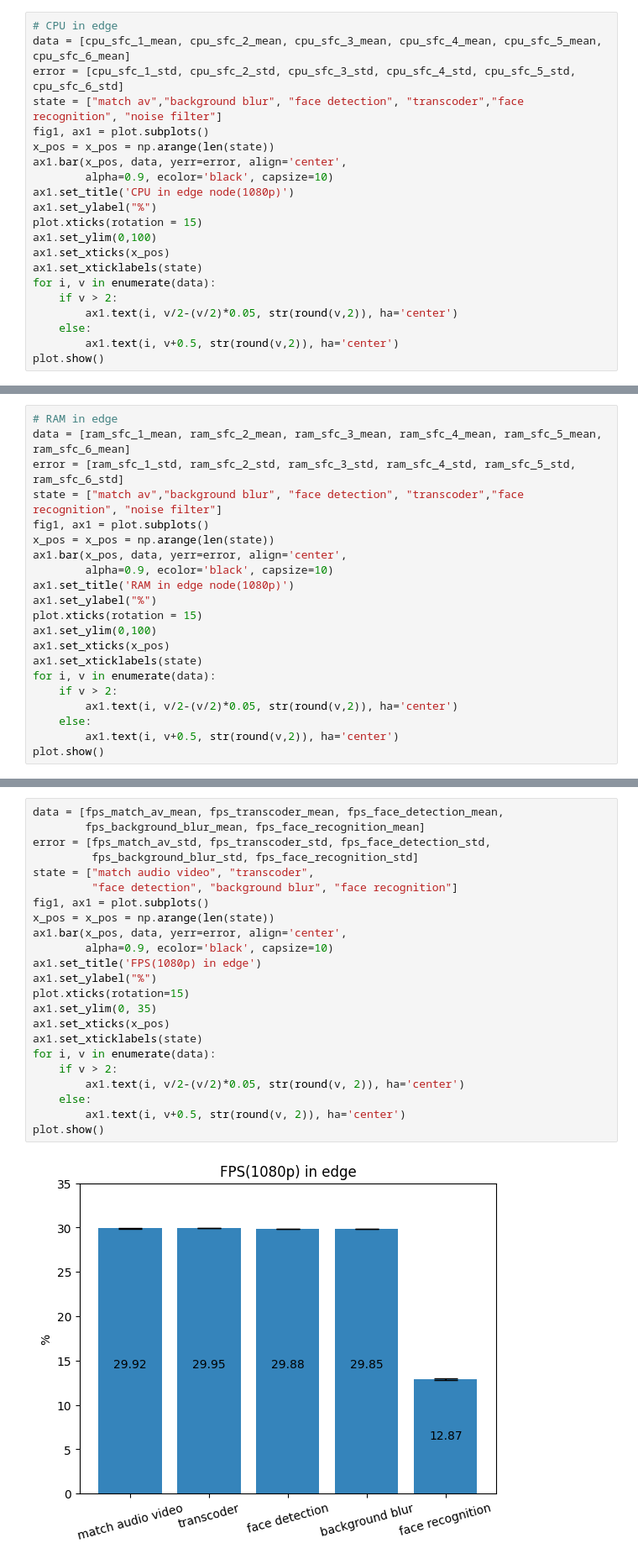
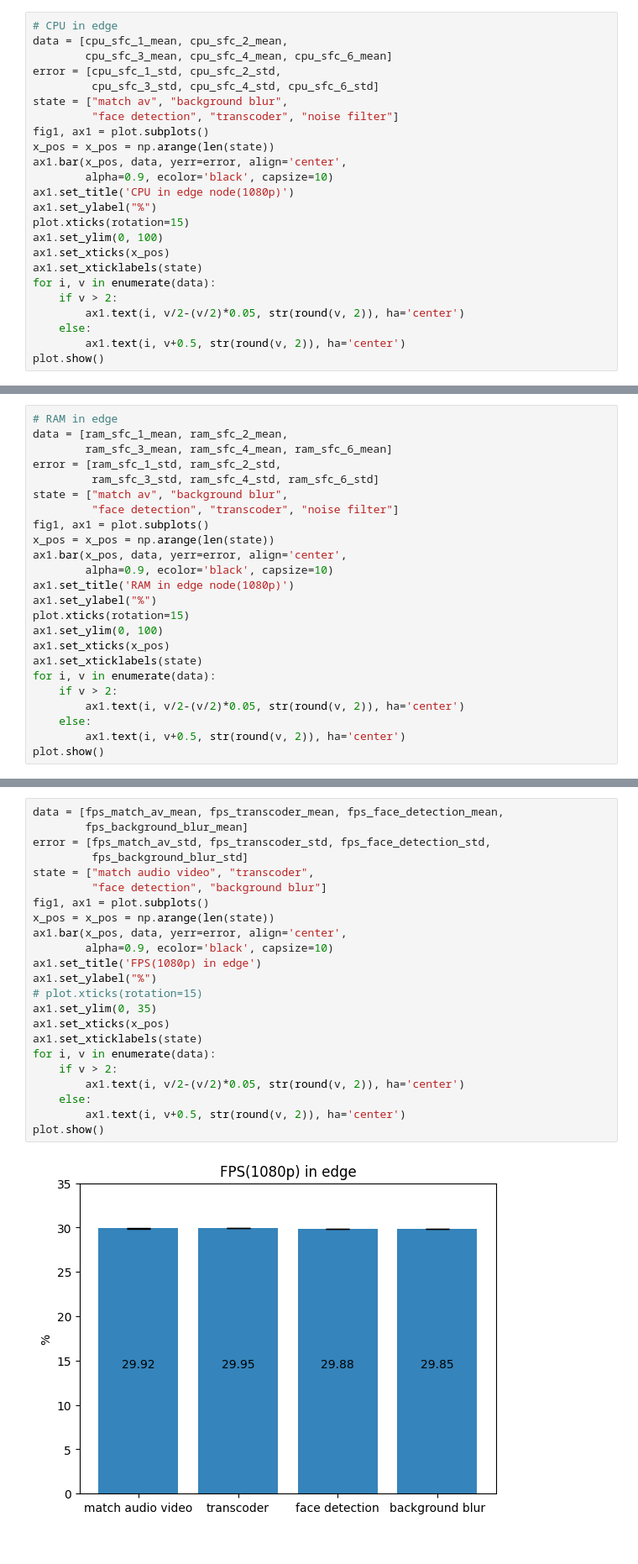
Before and after one commit to hctung57/Streaming-SFC, a Jupyter notebook: vclassCaculation/results/28_3_2023_23h13/edge_handle_nfv_1080.ipynb, the cells around one changed output, grey strips where cells are left out. Shown: that part at 84% size. Cells and saved outputs as stored; diff of their text form.

Commit message:
update chart without face recognition

```diff
--- a/vclassCaculation/results/28_3_2023_23h13/edge_handle_nfv_1080.ipynb
+++ b/vclassCaculation/results/28_3_2023_23h13/edge_handle_nfv_1080.ipynb
@@ -419,23 +419,26 @@ ram_sfc_6_std = np.std(average_ram_sfc_6)
 cpu_sfc_6_std = np.std(average_cpu_sfc_6)
 # %%
 # CPU in edge
-data = [cpu_sfc_1_mean, cpu_sfc_2_mean, cpu_sfc_3_mean, cpu_sfc_4_mean, cpu_sfc_5_mean, cpu_sfc_6_mean]
-error = [cpu_sfc_1_std, cpu_sfc_2_std, cpu_sfc_3_std, cpu_sfc_4_std, cpu_sfc_5_std, cpu_sfc_6_std]
-state = ["match av","background blur", "face detection", "transcoder","face recognition", "noise filter"]
+data = [cpu_sfc_1_mean, cpu_sfc_2_mean,
+        cpu_sfc_3_mean, cpu_sfc_4_mean, cpu_sfc_6_mean]
+error = [cpu_sfc_1_std, cpu_sfc_2_std,
+         cpu_sfc_3_std, cpu_sfc_4_std, cpu_sfc_6_std]
+state = ["match av", "background blur",
+         "face detection", "transcoder", "noise filter"]
 fig1, ax1 = plot.subplots()
 x_pos = x_pos = np.arange(len(state))
 ax1.bar(x_pos, data, yerr=error, align='center',
         alpha=0.9, ecolor='black', capsize=10)
 ax1.set_title('CPU in edge node(1080p)')
 ax1.set_ylabel("%")
-plot.xticks(rotation = 15)
-ax1.set_ylim(0,100)
+plot.xticks(rotation=15)
+ax1.set_ylim(0, 100)
 ax1.set_xticks(x_pos)
 ax1.set_xticklabels(state)
 for i, v in enumerate(data):
     if v > 2:
-        ax1.text(i, v/2-(v/2)*0.05, str(round(v,2)), ha='center')
+        ax1.text(i, v/2-(v/2)*0.05, str(round(v, 2)), ha='center')
     else:
-        ax1.text(i, v+0.5, str(round(v,2)), ha='center')
+        ax1.text(i, v+0.5, str(round(v, 2)), ha='center')
 plot.show()
 # %% [output]
@@ -443,22 +446,25 @@ plot.show()
 # %%
 # RAM in edge
-data = [ram_sfc_1_mean, ram_sfc_2_mean, ram_sfc_3_mean, ram_sfc_4_mean, ram_sfc_5_mean, ram_sfc_6_mean]
-error = [ram_sfc_1_std, ram_sfc_2_std, ram_sfc_3_std, ram_sfc_4_std, ram_sfc_5_std, ram_sfc_6_std]
-state = ["match av","background blur", "face detection", "transcoder","face recognition", "noise filter"]
+data = [ram_sfc_1_mean, ram_sfc_2_mean,
+        ram_sfc_3_mean, ram_sfc_4_mean, ram_sfc_6_mean]
+error = [ram_sfc_1_std, ram_sfc_2_std,
+         ram_sfc_3_std, ram_sfc_4_std, ram_sfc_6_std]
+state = ["match av", "background blur",
+         "face detection", "transcoder", "noise filter"]
 fig1, ax1 = plot.subplots()
 x_pos = x_pos = np.arange(len(state))
 ax1.bar(x_pos, data, yerr=error, align='center',
         alpha=0.9, ecolor='black', capsize=10)
 ax1.set_title('RAM in edge node(1080p)')
 ax1.set_ylabel("%")
-plot.xticks(rotation = 15)
-ax1.set_ylim(0,100)
+plot.xticks(rotation=15)
+ax1.set_ylim(0, 100)
 ax1.set_xticks(x_pos)
 ax1.set_xticklabels(state)
 for i, v in enumerate(data):
     if v > 2:
-        ax1.text(i, v/2-(v/2)*0.05, str(round(v,2)), ha='center')
+        ax1.text(i, v/2-(v/2)*0.05, str(round(v, 2)), ha='center')
     else:
-        ax1.text(i, v+0.5, str(round(v,2)), ha='center')
+        ax1.text(i, v+0.5, str(round(v, 2)), ha='center')
 plot.show()
 # %% [output]
@@ -577,29 +583,29 @@ fps_face_recognition_mean = np.mean(average_fps_face_recognition)
 fps_face_recognition_std = np.std(average_fps_face_recognition)
 # %%
 data = [fps_match_av_mean, fps_transcoder_mean, fps_face_detection_mean,
-        fps_background_blur_mean, fps_face_recognition_mean]
+        fps_background_blur_mean]
 error = [fps_match_av_std, fps_transcoder_std, fps_face_detection_std,
-         fps_background_blur_std, fps_face_recognition_std]
+         fps_background_blur_std]
 state = ["match audio video", "transcoder",
-         "face detection", "background blur", "face recognition"]
+         "face detection", "background blur"]
 fig1, ax1 = plot.subplots()
 x_pos = x_pos = np.arange(len(state))
 ax1.bar(x_pos, data, yerr=error, align='center',
         alpha=0.9, ecolor='black', capsize=10)
 ax1.set_title('FPS(1080p) in edge')
 ax1.set_ylabel("%")
-plot.xticks(rotation=15)
+# plot.xticks(rotation=15)
 ax1.set_ylim(0, 35)
 ax1.set_xticks(x_pos)
 ax1.set_xticklabels(state)
 for i, v in enumerate(data):
     if v > 2:
         ax1.text(i, v/2-(v/2)*0.05, str(round(v, 2)), ha='center')
     else:
         ax1.text(i, v+0.5, str(round(v, 2)), ha='center')
 plot.show()
 # %% [output]
-[figure, old version]
+[figure, new version]
 # %%
 data = [accurency_face_detection_mean, accurency_face_recognition_mean]
 error = [accurency_face_detection_std, accurency_face_recognition_std]
```
Also changed, not shown: parts of 4 cells of this notebook, 7 other files.
